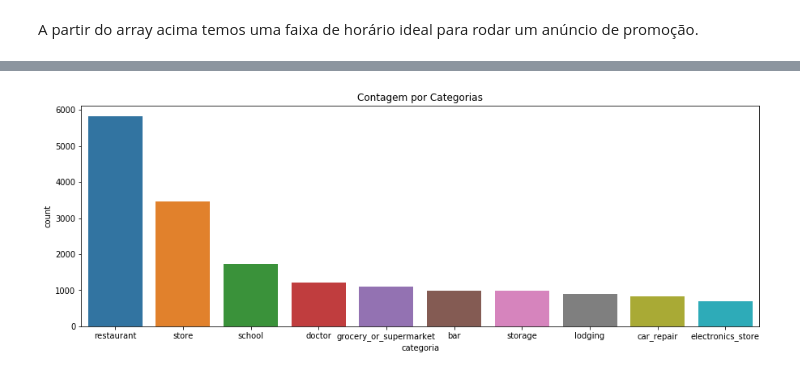
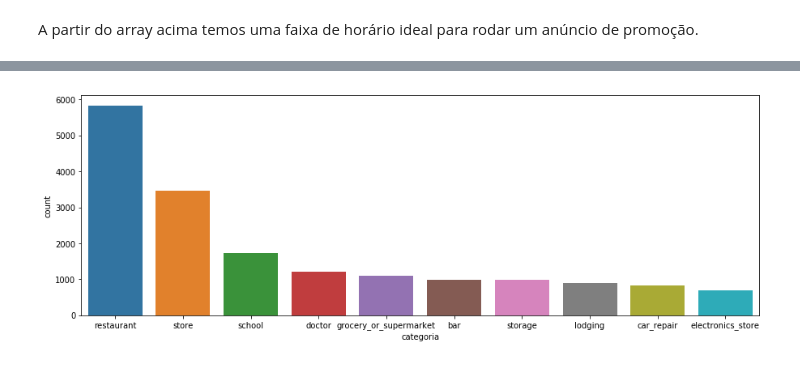
Before and after one commit to jvsn19/analise_varejo, a Jupyter notebook: Projeto.ipynb, the cells around one changed output, grey strips where cells are left out. Cells and saved outputs as stored; diff of their text form; code cells hidden in the pictures.

```diff
--- a/Projeto.ipynb
+++ b/Projeto.ipynb
@@ -210,9 +160,6 @@ Name: categoria, Length: 94, dtype: int64
 # %%
 plt.figure(figsize=(15,5))
-plt.title('Contagem por Categorias')
-sns.countplot(data=dataset,
-              x = 'categoria',
-              order=dataset['categoria'].value_counts()[:10].index)
+sns.countplot(data=dataset, x = 'categoria', order=dataset['categoria'].value_counts()[:10].index)
 plt.show()
 # %% [output]
-[figure, old version]
+[figure, new version]
```
Also changed, not shown: parts of 21 cells of this notebook.
